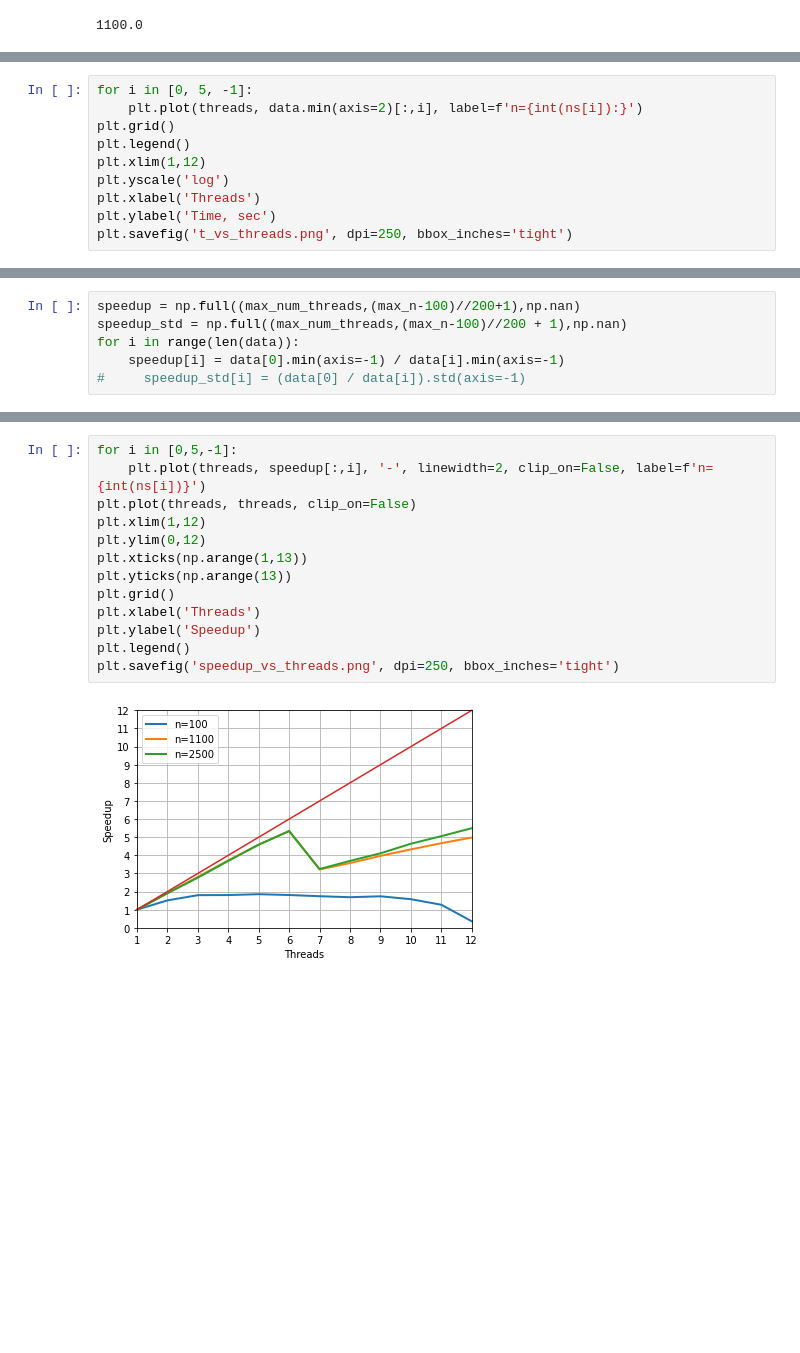
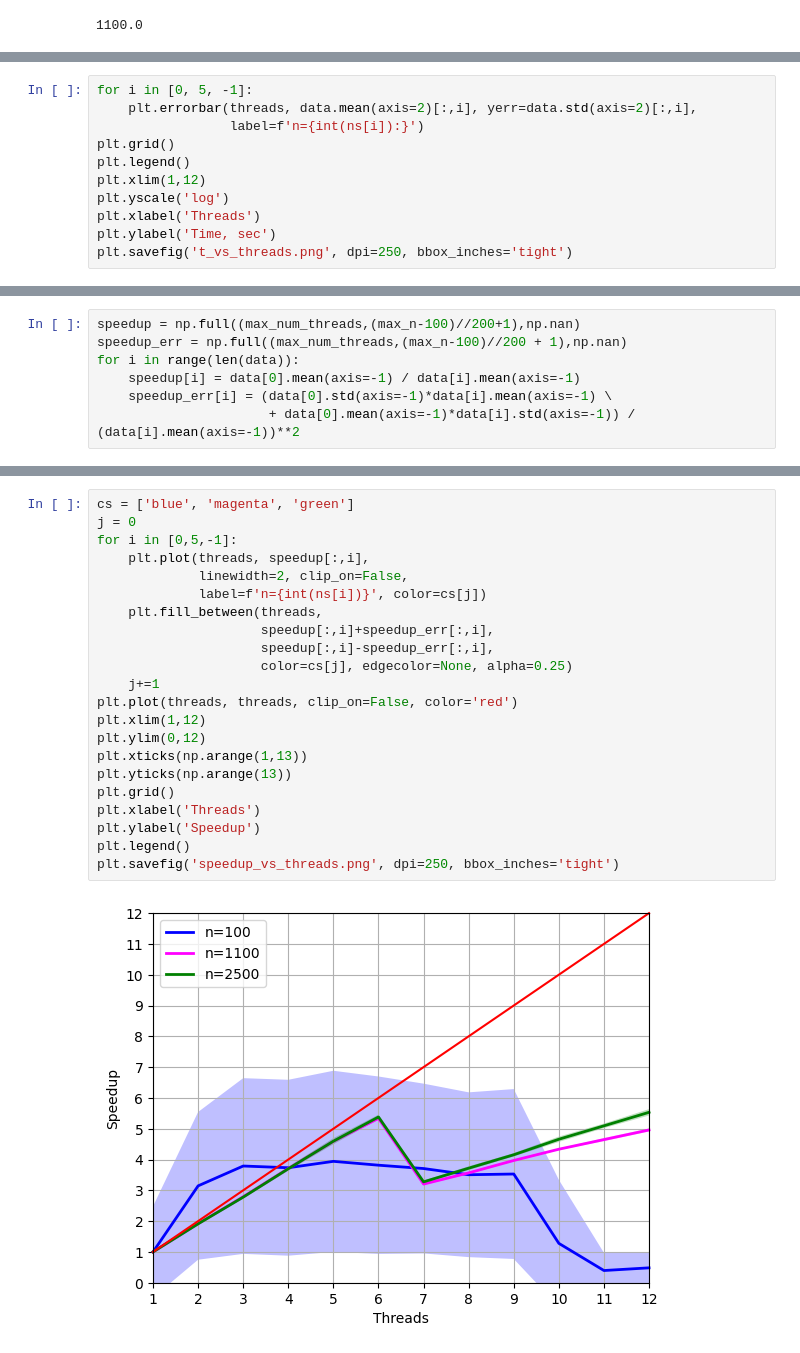
Before and after one commit to MrKozelberg/cholesky_omp, a Jupyter notebook: data_processing/loop_n_threads_processing.ipynb, the cells around one changed output, grey strips where cells are left out. Saved outputs shown, nothing was run; the diff lists cells and outputs as text; blank space fills up the shorter version.

```diff
--- a/data_processing/loop_n_threads_processing.ipynb
+++ b/data_processing/loop_n_threads_processing.ipynb
@@ -47,6 +47,7 @@ for i in range(12):
 # %%
 for i in [0, 5, -1]:
-    plt.plot(threads, data.min(axis=2)[:,i], label=f'n={int(ns[i]):}')
+    plt.errorbar(threads, data.mean(axis=2)[:,i], yerr=data.std(axis=2)[:,i],
+                 label=f'n={int(ns[i]):}')
 plt.grid()
 plt.legend()
 plt.xlim(1,12)
@@ -59,9 +60,10 @@ plt.savefig('t_vs_threads.png', dpi=250, bbox_inches='tight')
 # %%
 speedup = np.full((max_num_threads,(max_n-100)//200+1),np.nan)
-speedup_std = np.full((max_num_threads,(max_n-100)//200 + 1),np.nan)
+speedup_err = np.full((max_num_threads,(max_n-100)//200 + 1),np.nan)
 for i in range(len(data)):
-    speedup[i] = data[0].min(axis=-1) / data[i].min(axis=-1)
-#     speedup_std[i] = (data[0] / data[i]).std(axis=-1)
+    speedup[i] = data[0].mean(axis=-1) / data[i].mean(axis=-1)
+    speedup_err[i] = (data[0].std(axis=-1)*data[i].mean(axis=-1) \
+                      + data[0].mean(axis=-1)*data[i].std(axis=-1)) / (data[i].mean(axis=-1))**2
 # %%
 pcm = plt.pcolormesh(ns, threads, speedup)
 plt.colorbar(pcm, label='Speedup')
@@ -73,15 +75,24 @@ Text(0, 0.5, 'Threads')
 # %%
+cs = ['blue', 'magenta', 'green']
+j = 0
 for i in [0,5,-1]:
-    plt.plot(threads, speedup[:,i], '-', linewidth=2, clip_on=False, label=f'n={int(ns[i])}')
-plt.plot(threads, threads, clip_on=False)
+    plt.plot(threads, speedup[:,i],
+             linewidth=2, clip_on=False,
+             label=f'n={int(ns[i])}', color=cs[j])
+    plt.fill_between(threads,
+                     speedup[:,i]+speedup_err[:,i],
+                     speedup[:,i]-speedup_err[:,i],
+                     color=cs[j], edgecolor=None, alpha=0.25)
+    j+=1
+plt.plot(threads, threads, clip_on=False, color='red')
 plt.xlim(1,12)
 plt.ylim(0,12)
 plt.xticks(np.arange(1,13))
 plt.yticks(np.arange(13))
 plt.grid()
 plt.xlabel('Threads')
 plt.ylabel('Speedup')
 plt.legend()
 plt.savefig('speedup_vs_threads.png', dpi=250, bbox_inches='tight')
 # %% [output]
-[figure, old version]
+[figure, new version]
```
Also changed, not shown: parts of 4 cells of this notebook, 6 other files.
